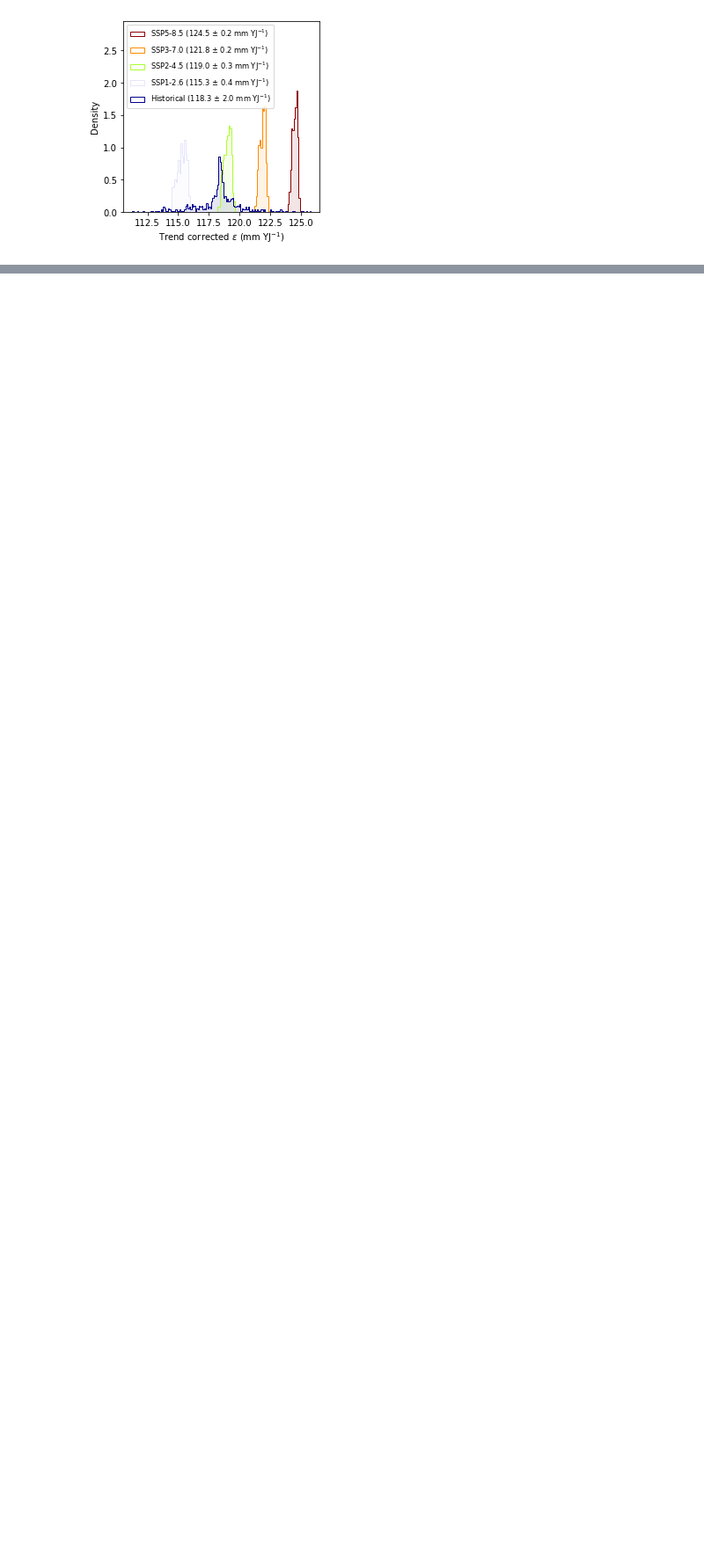
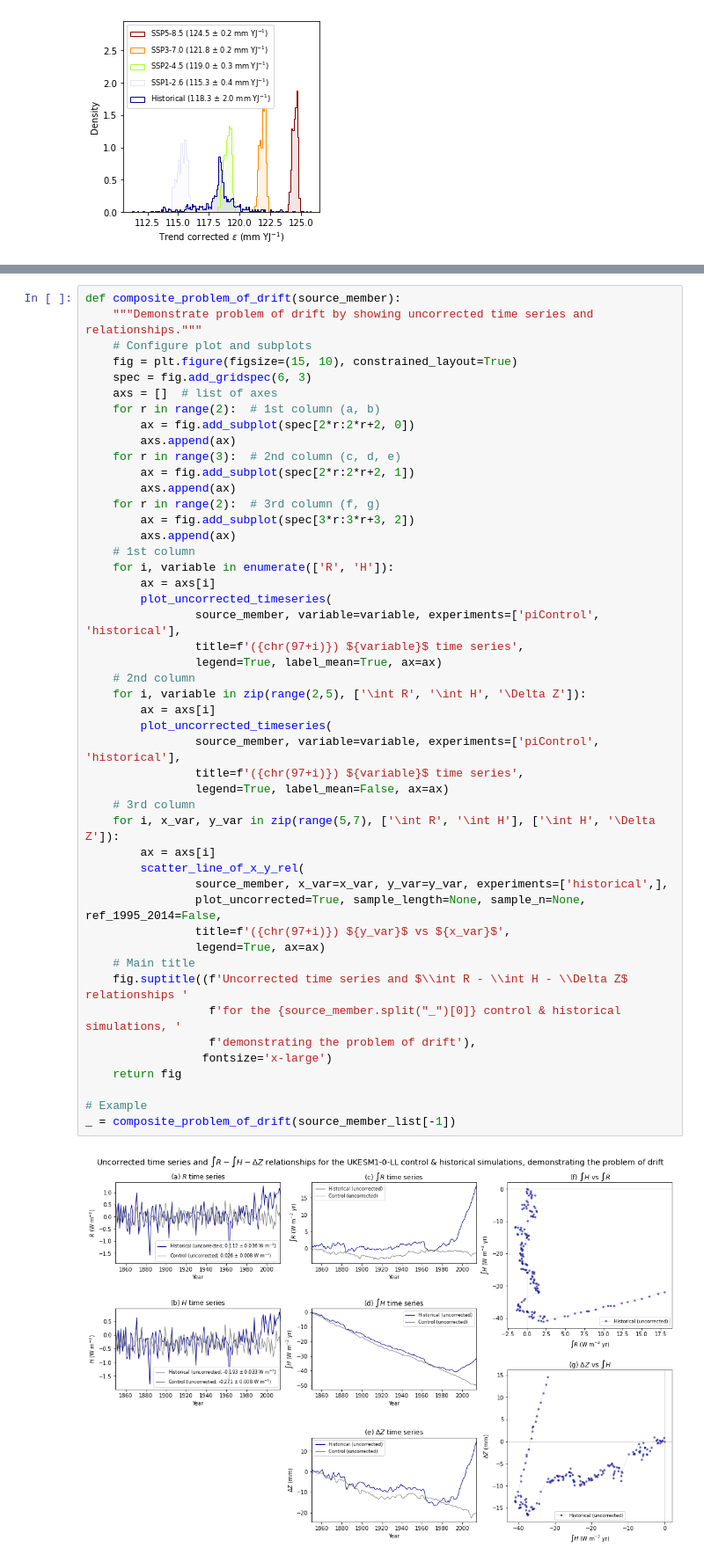
Before and after one commit to grandey/d22a-mcdc, a Jupyter notebook: mcdc_analysis_d22a.ipynb, the cells around one changed output, grey strips where cells are left out. Shown at 88% size. Saved outputs shown, nothing was run; the diff lists cells and outputs as text; blank space fills up the shorter version.

```diff
--- a/mcdc_analysis_d22a.ipynb
+++ b/mcdc_analysis_d22a.ipynb
@@ -1316,3 +1314,52 @@ for beta_T_eps_F, bin_width in zip([True, False], [0.001, 0.1]):
+# %%
+def composite_problem_of_drift(source_member):
+    """Demonstrate problem of drift by showing uncorrected time series and relationships."""
+    # Configure plot and subplots
+    fig = plt.figure(figsize=(15, 10), constrained_layout=True)
+    spec = fig.add_gridspec(6, 3)
+    axs = []  # list of axes
+    for r in range(2):  # 1st column (a, b)
+        ax = fig.add_subplot(spec[2*r:2*r+2, 0])
+        axs.append(ax)
+    for r in range(3):  # 2nd column (c, d, e)
+        ax = fig.add_subplot(spec[2*r:2*r+2, 1])
+        axs.append(ax)
+    for r in range(2):  # 3rd column (f, g)
+        ax = fig.add_subplot(spec[3*r:3*r+3, 2])
+        axs.append(ax)
+    # 1st column
+    for i, variable in enumerate(['R', 'H']):
+        ax = axs[i]
+        plot_uncorrected_timeseries(
+                source_member, variable=variable, experiments=['piControl', 'historical'],
+                title=f'({chr(97+i)}) ${variable}$ time series',
+                legend=True, label_mean=True, ax=ax)
+    # 2nd column
+    for i, variable in zip(range(2,5), ['\int R', '\int H', '\Delta Z']):
+        ax = axs[i]
+        plot_uncorrected_timeseries(
+                source_member, variable=variable, experiments=['piControl', 'historical'],
+                title=f'({chr(97+i)}) ${variable}$ time series',
+                legend=True, label_mean=False, ax=ax)
+    # 3rd column
+    for i, x_var, y_var in zip(range(5,7), ['\int R', '\int H'], ['\int H', '\Delta Z']):
+        ax = axs[i]
+        scatter_line_of_x_y_rel(
+                source_member, x_var=x_var, y_var=y_var, experiments=['historical',],
+                plot_uncorrected=True, sample_length=None, sample_n=None, ref_1995_2014=False,
+                title=f'({chr(97+i)}) ${y_var}$ vs ${x_var}$',
+                legend=True, ax=ax)
+    # Main title
+    fig.suptitle((f'Uncorrected time series and $\\int R - \\int H - \\Delta Z$ relationships '
+                  f'for the {source_member.split("_")[0]} control & historical simulations, '
+                  f'demonstrating the problem of drift'),
+                 fontsize='x-large')
+    return fig
+
+# Example
+_ = composite_problem_of_drift(source_member_list[-1])
+# %% [output]
+[figure, added]
 # %%
 ! date
 # %% [output]
```
Also changed, not shown: parts of 15 cells of this notebook.
